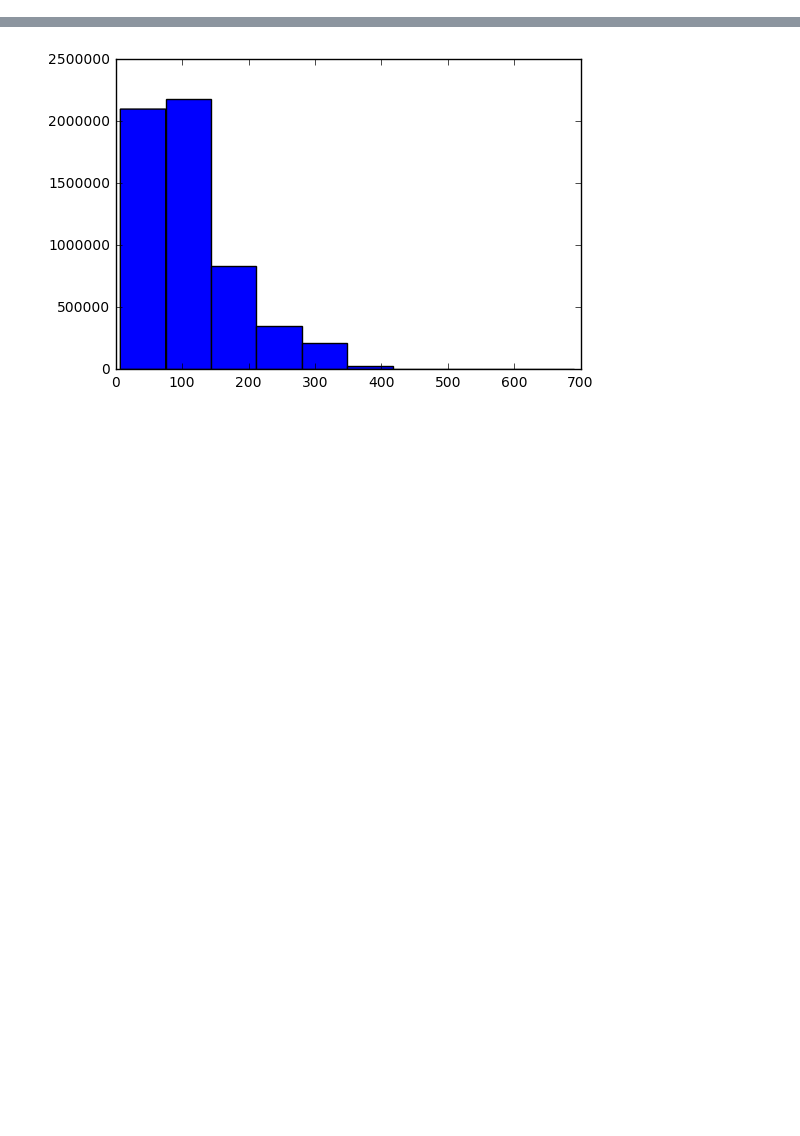
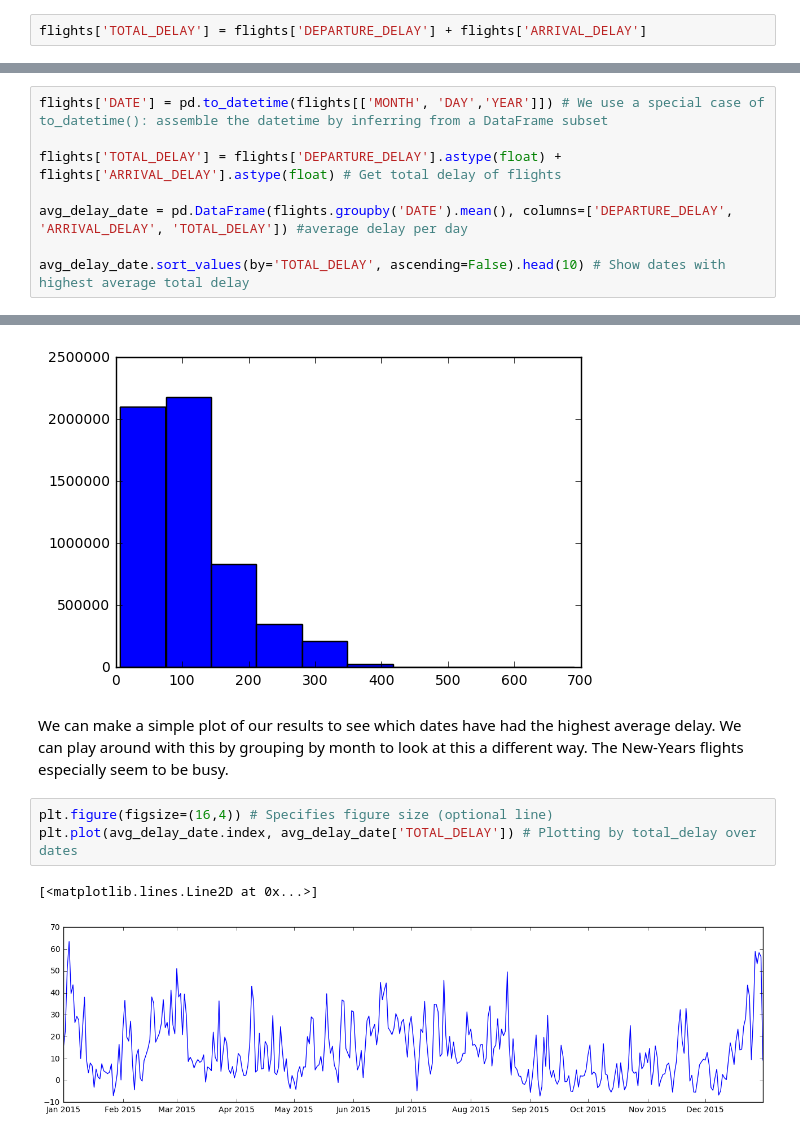
Before and after one commit to VandyApps/datascience-2018-19, a Jupyter notebook: Tutorial.ipynb, the cells around one changed output, grey strips where cells are left out. Saved outputs shown, nothing was run; the diff lists cells and outputs as text; blank space fills up the shorter version.

Commit message:
added a few plots

```diff
--- a/Tutorial.ipynb
+++ b/Tutorial.ipynb
@@ -75,3 +79,5 @@ Dimensions: 5819079 rows, 25 cols
 5 rows × 25 columns
 # %% [markdown]
 # 4. Add 'DATE' and 'TOTAL_DELAY' Columns
+# %%
+flights['TOTAL_DELAY'] = flights['DEPARTURE_DELAY'] + flights['ARRIVAL_DELAY']
@@ -100,0 +124,8 @@ The next piece of code is pretty nutty:
+# %%
+flights['DATE'] = pd.to_datetime(flights[['MONTH', 'DAY','YEAR']]) # We use a special case of to_datetime(): assemble the datetime by inferring from a DataFrame subset
+
+flights['TOTAL_DELAY'] = flights['DEPARTURE_DELAY'].astype(float) + flights['ARRIVAL_DELAY'].astype(float) # Get total delay of flights
+
+avg_delay_date = pd.DataFrame(flights.groupby('DATE').mean(), columns=['DEPARTURE_DELAY', 'ARRIVAL_DELAY', 'TOTAL_DELAY']) #average delay per day
+
+avg_delay_date.sort_values(by='TOTAL_DELAY', ascending=False).head(10) # Show dates with highest average total delay
@@ -116,3 +176,11 @@ plt.hist(flights['AIR_TIME'].dropna())
         621.7, 690. ]),
  <a list of 10 Patch objects>)
 [figure]
+# %% [markdown]
+We can make a simple plot of our results to see which dates have had the highest average delay. We can play around with this by grouping by month to look at this a different way. The New-Years flights especially seem to be busy.
+# %%
+plt.figure(figsize=(16,4)) # Specifies figure size (optional line)
+plt.plot(avg_delay_date.index, avg_delay_date['TOTAL_DELAY']) # Plotting by total_delay over dates
+# %% [output]
+[<matplotlib.lines.Line2D at 0x...>]
+[figure, added]
```
Also changed, not shown: parts of 8 cells of this notebook.
